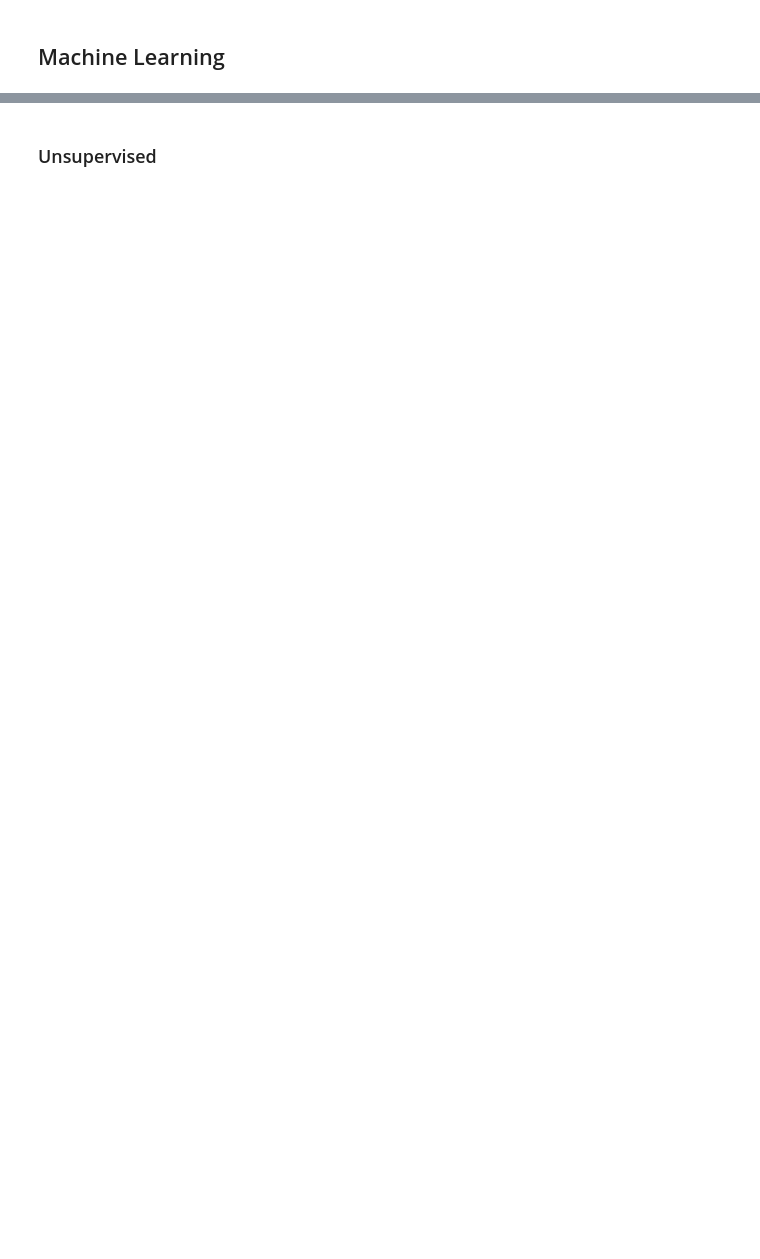
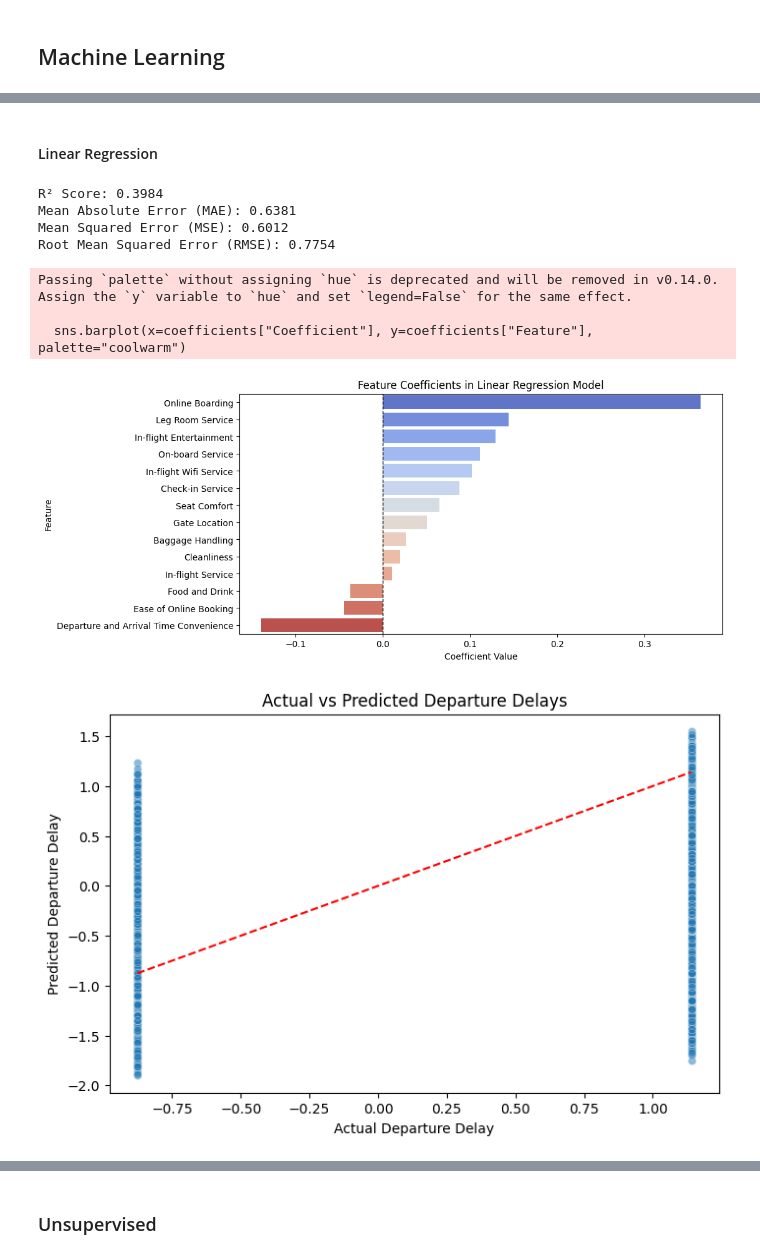
Before and after one commit to OCE1984/MScDataAnaltyicsPrinciples, a Jupyter notebook: DAP_Final_Assessment2.ipynb, the cells around one changed output, grey strips where cells are left out. Saved outputs shown, nothing was run; the diff lists cells and outputs as text; code cells hidden in the pictures; blank space fills up the shorter version.

```diff
--- a/DAP_Final_Assessment2.ipynb
+++ b/DAP_Final_Assessment2.ipynb
@@ -337,0 +517,72 @@ sns.barplot(grouped_satis_a)
+# %% [markdown]
+#### Linear Regression
+# %%
+# Define features (same rating features used before)
+X = df_encoded[rating_features]
+
+# Define new target variable (Satisfaction)
+y = df_encoded["Satisfaction"]
+
+# Split the data into train & test sets
+X_train, X_test, y_train, y_test = train_test_split(X, y, test_size=0.2, random_state=42)
+
+# Initialize & Train Linear Regression Model
+lin_reg = LinearRegression()
+lin_reg.fit(X_train, y_train)
+
+# Make predictions
+y_pred = lin_reg.predict(X_test)
+
+# Evaluate Model Performance
+r2 = r2_score(y_test, y_pred)
+mae = mean_absolute_error(y_test, y_pred)
+mse = mean_squared_error(y_test, y_pred)
+rmse = np.sqrt(mse)
+
+# Print results
+print(f"R² Score: {r2:.4f}")
+print(f"Mean Absolute Error (MAE): {mae:.4f}")
+print(f"Mean Squared Error (MSE): {mse:.4f}")
+print(f"Root Mean Squared Error (RMSE): {rmse:.4f}")
+
+# Display feature coefficients
+coefficients = pd.DataFrame({"Feature": rating_features, "Coefficient": lin_reg.coef_})
+coefficients = coefficients.sort_values(by="Coefficient", ascending=False)
+
+# Plot feature importance
+plt.figure(figsize=(10, 5))
+sns.barplot(x=coefficients["Coefficient"], y=coefficients["Feature"], palette="coolwarm")
+plt.axvline(0, color='black', linestyle='--', linewidth=1)
+plt.title("Feature Coefficients in Linear Regression Model")
+plt.xlabel("Coefficient Value")
+plt.ylabel("Feature")
+plt.show()
+
+# Scatter Plot: Actual vs Predicted
+plt.figure(figsize=(8, 5))
+sns.scatterplot(x=y_test, y=y_pred, alpha=0.5)
+plt.plot([y_test.min(), y_test.max()], [y_test.min(), y_test.max()], '--', color='red')  # Ideal line
+plt.xlabel("Actual Departure Delay")
+plt.ylabel("Predicted Departure Delay")
+plt.title("Actual vs Predicted Departure Delays")
+plt.show()
+
+# Residual Plot: Errors Distribution
+residuals = y_test - y_pred
+plt.figure(figsize=(8, 5))
+sns.histplot(residuals, bins=30, kde=True)
+plt.axvline(0, color='red', linestyle='--', linewidth=1)
+plt.xlabel("Prediction Error")
+plt.ylabel("Count")
+plt.title("Residuals Distribution")
+plt.show()
+# %% [output]
+R² Score: 0.3984
+Mean Absolute Error (MAE): 0.6381
+Mean Squared Error (MSE): 0.6012
+Root Mean Squared Error (RMSE): 0.7754
+Passing `palette` without assigning `hue` is deprecated and will be removed in v0.14.0. Assign the `y` variable to `hue` and set `legend=False` for the same effect.
+
+  sns.barplot(x=coefficients["Coefficient"], y=coefficients["Feature"], palette="coolwarm")
+[figure, added]
+[figure, added]
```
Also changed, not shown: parts of 21 cells of this notebook.
